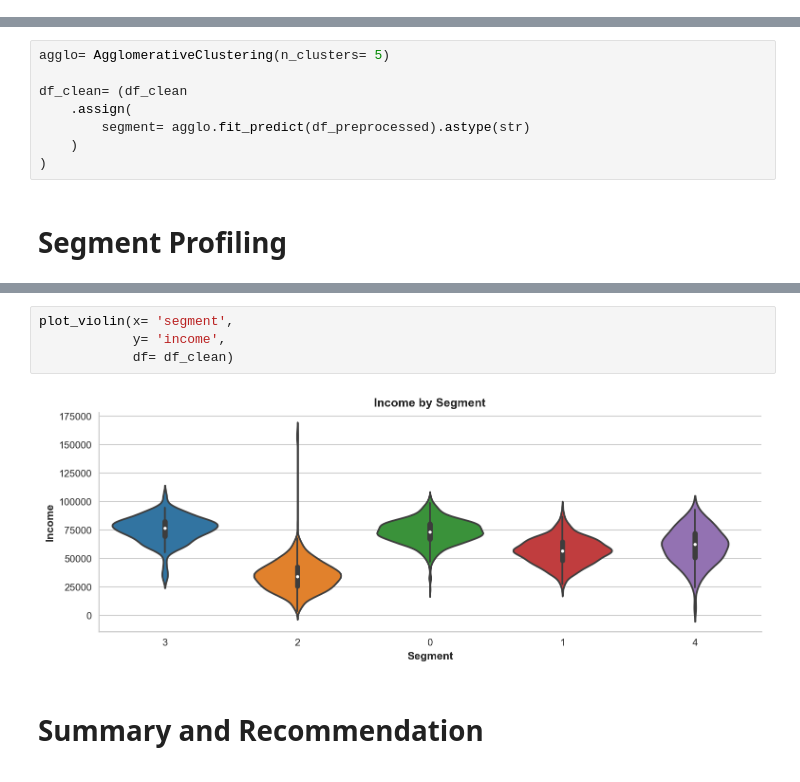
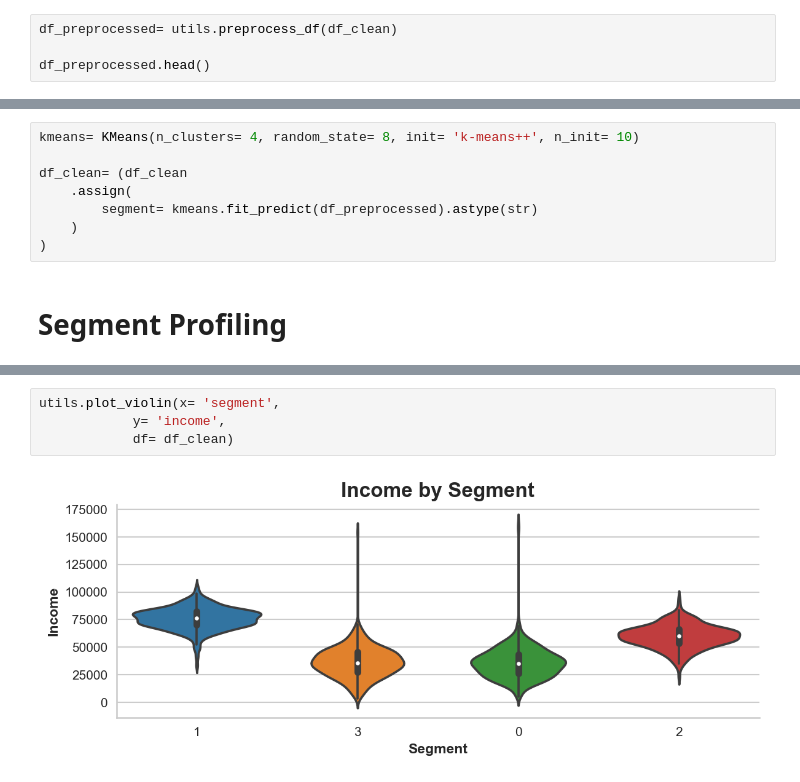
Before and after one commit to danjelito/upscale-test, a Jupyter notebook: main.ipynb, the cells around one changed output, grey strips where cells are left out. Drawn from its saved outputs; the diff is of its cells as text.

Commit message:
Finish the plot.

```diff
--- a/main.ipynb
+++ b/main.ipynb
@@ -89,0 +61,4 @@ df_preprocessed= pd.DataFrame(
+# %%
+df_preprocessed= utils.preprocess_df(df_clean)
+
+df_preprocessed.head()
@@ -151,9 +160,9 @@ results
 # %%
-agglo= AgglomerativeClustering(n_clusters= 5)
+kmeans= KMeans(n_clusters= 4, random_state= 8, init= 'k-means++', n_init= 10)
 
 df_clean= (df_clean
     .assign(
-        segment= agglo.fit_predict(df_preprocessed).astype(str)
+        segment= kmeans.fit_predict(df_preprocessed).astype(str)
     )
 )
 # %% [markdown]
@@ -180,8 +175,6 @@ def plot_violin(x: str, y: str, df: pd.DataFrame):
 # %%
-plot_violin(x= 'segment',
+utils.plot_violin(x= 'segment',
             y= 'income',
             df= df_clean)
 # %% [output]
-[figure, old version]
+[figure, new version]
-# %% [markdown]
-# Summary and Recommendation
```
Also changed, not shown: parts of 35 cells of this notebook, 1 other file.
